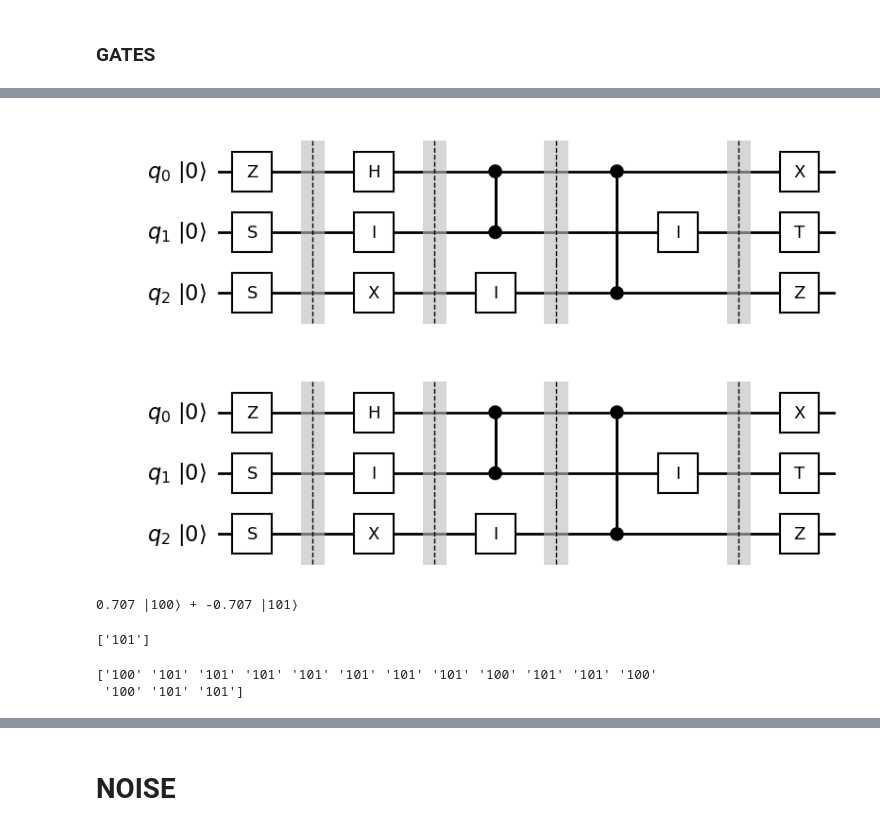
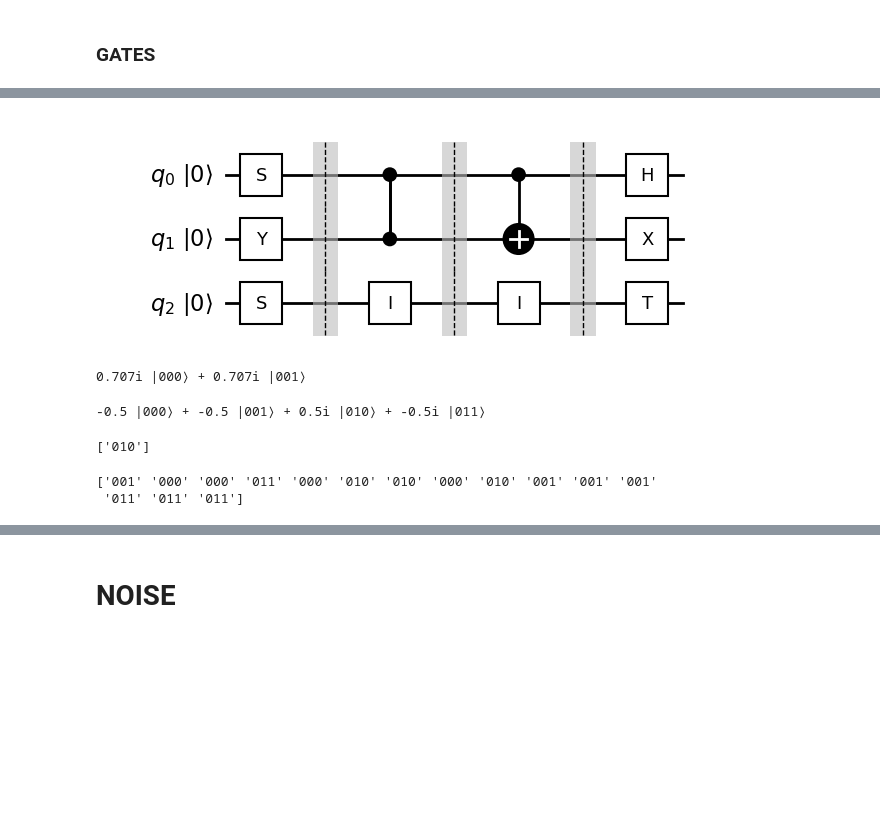
Before and after one commit to justynapokora/sciqis_project, a Jupyter notebook: random_circuits.ipynb, the cells around one changed output, grey strips where cells are left out. Drawn from its saved outputs; the diff is of its cells as text; code cells hidden in the pictures; blank space fills up the shorter version.

```diff
--- a/random_circuits.ipynb
+++ b/random_circuits.ipynb
@@ -5,21 +5,25 @@
 # %%
 %matplotlib inline
 import numpy as np
+import matplotlib.pyplot as plt
+
+
 from utils.gates import ONE_QUBIT_FIXED_GATE_SET, TWO_QUBITS_FIXED_GATE_SET, FIXED_GATE_SET, \
     ONE_QUBIT_PARAMETRISED_GATE_SET, TWO_QUBITS_PARAMETRISED_GATE_SET, PARAMETRISED_GATE_SET, \
     ONE_QUBIT_GATES, TWO_QUBITS_GATES, CircuitGate, GATES
 from utils.states import State, STATES, DensityState
 from utils.circuit import Circuit
 
-from utils.draw_circuit import draw_circuit, save_circuit_drawing
+from utils.draw_circuit import get_circuit_plot, save_circuit_drawing
 from utils.random_gates import sample_random_gates, resolve_parameters
-from utils.noise_channels import DepolarizingNoise, TRCNoise, SPAMNoise
-from utils.circuit_metrics import fidelity
+from utils.noise_channels import DepolarizingNoise, TDCNoise, SPAMNoise
+from utils.circuit_metrics import fidelity, fidelities_from_arrays, von_neumann_entropy, von_neumann_entropies_arrays
+from utils.plots import plot_fidelity_and_entropy, plot_fidelities_by_noise, plot_entropies_by_noise, interactive_density_matrix_plot
 
-# np.set_printoptions(precision=3, suppress=True)
+np.set_printoptions(precision=5, suppress=True)
 
 # define rng
-RNG = np.random.default_rng(4242)
+RNG = np.random.default_rng(4240)
 # %% [markdown]
 ### STATES
 # %% [markdown]
@@ -108,18 +133,18 @@ draw_circuit(circuit.gates, num_of_qubits)
 # %%
 sampled_circuit_gates = sample_random_gates(num_of_qubits=num_of_qubits,
                                             layers=[
-                                                ("1q", 2, ONE_QUBIT_FIXED_GATE_SET),
+                                                ("1q", 1, ONE_QUBIT_FIXED_GATE_SET),
                                                 # ("1q", 1, ONE_QUBIT_PARAMETRISED_GATE_SET),
                                                 ("2q", 2, TWO_QUBITS_FIXED_GATE_SET),
                                                 ("1q", 1, ONE_QUBIT_FIXED_GATE_SET),
                                                 # ("mixed", 1, PARAMETRISED_GATE_SET),
                                             ],
                                             rng=RNG)
 
-draw_circuit(sampled_circuit_gates, num_of_qubits)
+fig = get_circuit_plot(sampled_circuit_gates, num_of_qubits)
+plt.show(fig)
 # %% [output]
-[figure, old version]
+[figure, new version]
-[figure, removed]
 # %%
 circuit = Circuit(
     state=STATES.generate_zero_n_qubit_state(num_of_qubits),
@@ -130,13 +155,18 @@ circuit = Circuit(
 circuit.simulate_circuit()
 print(circuit.state)
 # %% [output]
-0.707 |100⟩ + -0.707 |101⟩
+0.707i |000⟩ + 0.707i |001⟩
+# %%
+circuit.simulate_circuit_n_rounds(5)
+print(circuit.state)
+# %% [output]
+-0.5 |000⟩ + -0.5 |001⟩ + 0.5i |010⟩ + -0.5i |011⟩
 # %%
 print(circuit.state.measure_all(rng=RNG))
 # %% [output]
-['101']
+['010']
 # %%
 print(circuit.state.measure_all(num_of_measurements=15, rng=RNG))
 # %% [output]
-['100' '101' '101' '101' '101' '101' '101' '101' '100' '101' '101' '100'
- '100' '101' '101']
+['001' '000' '000' '011' '000' '010' '010' '000' '010' '001' '001' '001'
+ '011' '011' '011']
```
Also changed, not shown: parts of 36 cells of this notebook, 3 other files.
